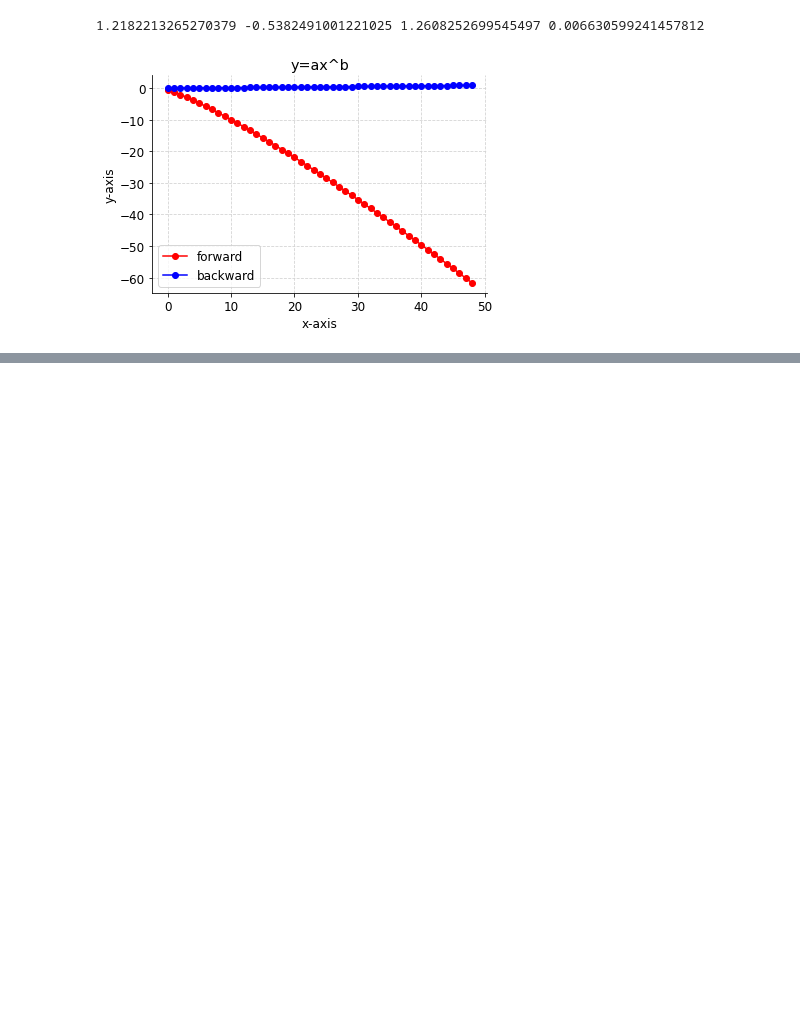
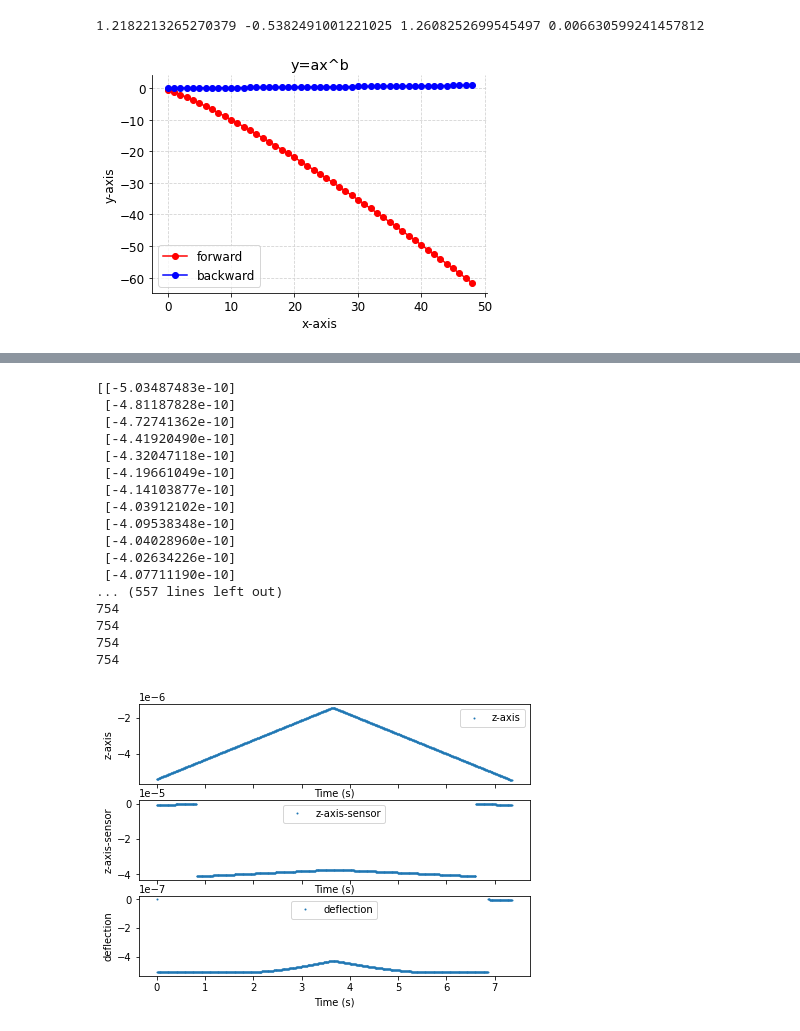
Before and after one commit to sungwoo306/Hydrogel, a Jupyter notebook: notebooks/20230106/highly entangled hydrogel(C=1.0).ipynb, the cells around one changed output, grey strips where cells are left out. Drawn from its saved outputs; the diff is of its cells as text; code cells hidden in the pictures; blank space fills up the shorter version.

Commit message:
AFM data plotting

```diff
--- a/notebooks/20230106/highly entangled hydrogel(C=1.0).ipynb
+++ b/notebooks/20230106/highly entangled hydrogel(C=1.0).ipynb
@@ -233,3 +233,8 @@ plt.show()
 [figure]
 1.2182213265270379 -0.5382491001221025 1.2608252699545497 0.006630599241457812
 [figure]
+# %%
+from jhelabtoolkit.io.nanosurf.nanosurf import read_nid
+
+config, data = read_nid("../../data/afm/20230106/highly entangled hydrogel(C=1.0)/Image00802.nid")
+# print(list(data.keys()))
@@ -235,0 +259,65 @@ plt.show()
+# %%
+import numpy as np
+import matplotlib.pyplot as plt
+
+forward = data["spec forward"]
+backward = data["spec backward"]
+
+time = np.arange(0, 754)*(10/1024)
+
+# print(time)
+deflection = np.array([])
+deflection = np.append(deflection, forward["deflection"].to_numpy())
+deflection = np.append(deflection, backward["deflection"].to_numpy()[::-1])
+
+print(backward["deflection"].to_numpy())
+
+z_axis = np.array([])
+z_axis = forward["z-axis"].to_numpy()
+z_axis = np.append(z_axis, backward["z-axis"].to_numpy()[::-1])
+
+print(z_axis)
+
+z_axis_sensor= np.array([])
+z_axis_sensor = forward["z-axis sensor"].to_numpy()
+z_axis_sensor = np.append(z_axis_sensor, backward["z-axis sensor"].to_numpy()[::-1])
+
+print(len(z_axis_sensor))
+
+fig, axes = plt.subplots(3, 1, figsize=(7, 5), sharex=True)
+labels = ("z-axis", "z-axis-sensor", "deflection")
+y_data = (z_axis, z_axis_sensor, deflection)
+for ax, y, l in zip(axes, y_data, labels):
+    ax.plot(
+        time,
+        y,
+        ".",
+        markersize=2,
+        label=l,
+        )
+    ax.legend()
+    ax.set_xlabel("Time (s)")
+    ax.set_ylabel(l)
+
+print(len(deflection))
+print(len(z_axis))
+print(len(z_axis_sensor))
+# %% [output]
+[[-5.03487483e-10]
+ [-4.81187828e-10]
+ [-4.72741362e-10]
+ [-4.41920490e-10]
+ [-4.32047118e-10]
+ [-4.19661049e-10]
+ [-4.14103877e-10]
+ [-4.03912102e-10]
+ [-4.09538348e-10]
+ [-4.04028960e-10]
+ [-4.02634226e-10]
+ [-4.07711190e-10]
+... (557 lines left out)
+754
+754
+754
+754
+[figure, added]
```
Also changed, not shown: parts of 2 cells of this notebook, 6 other files.
